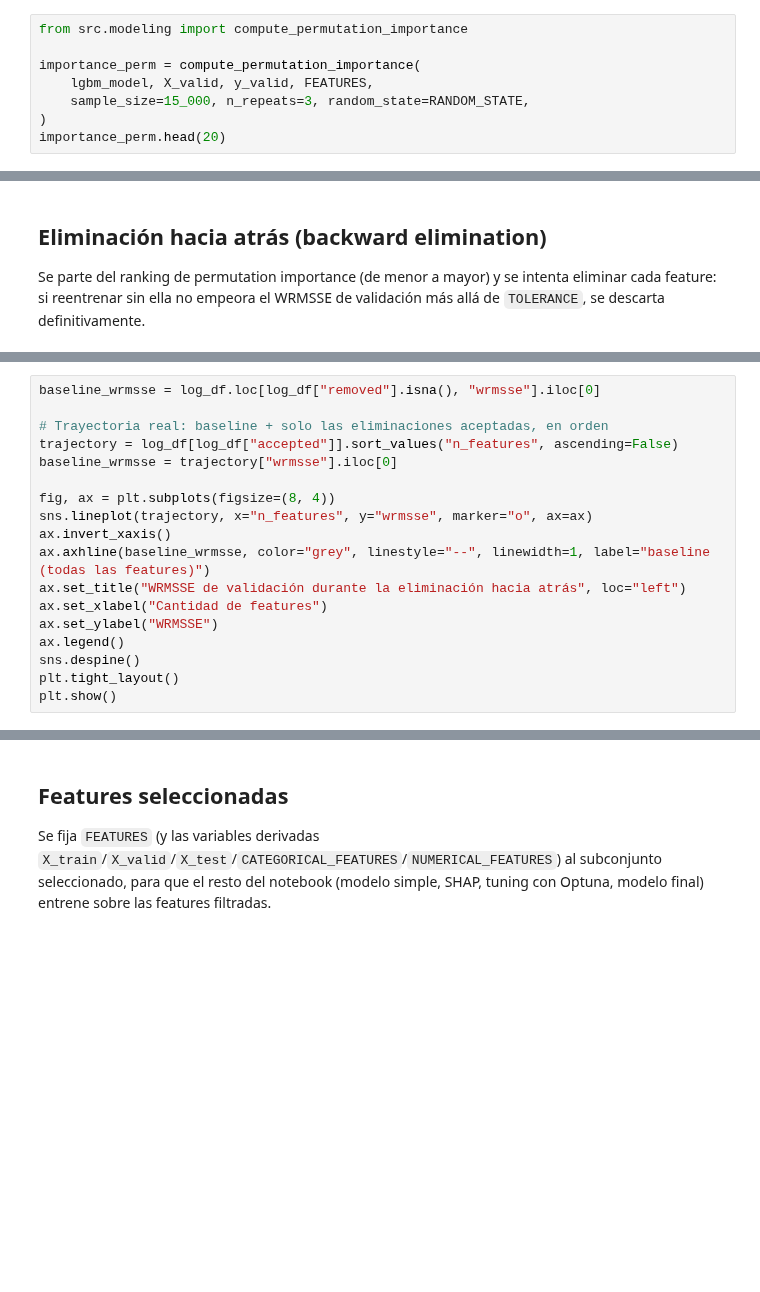
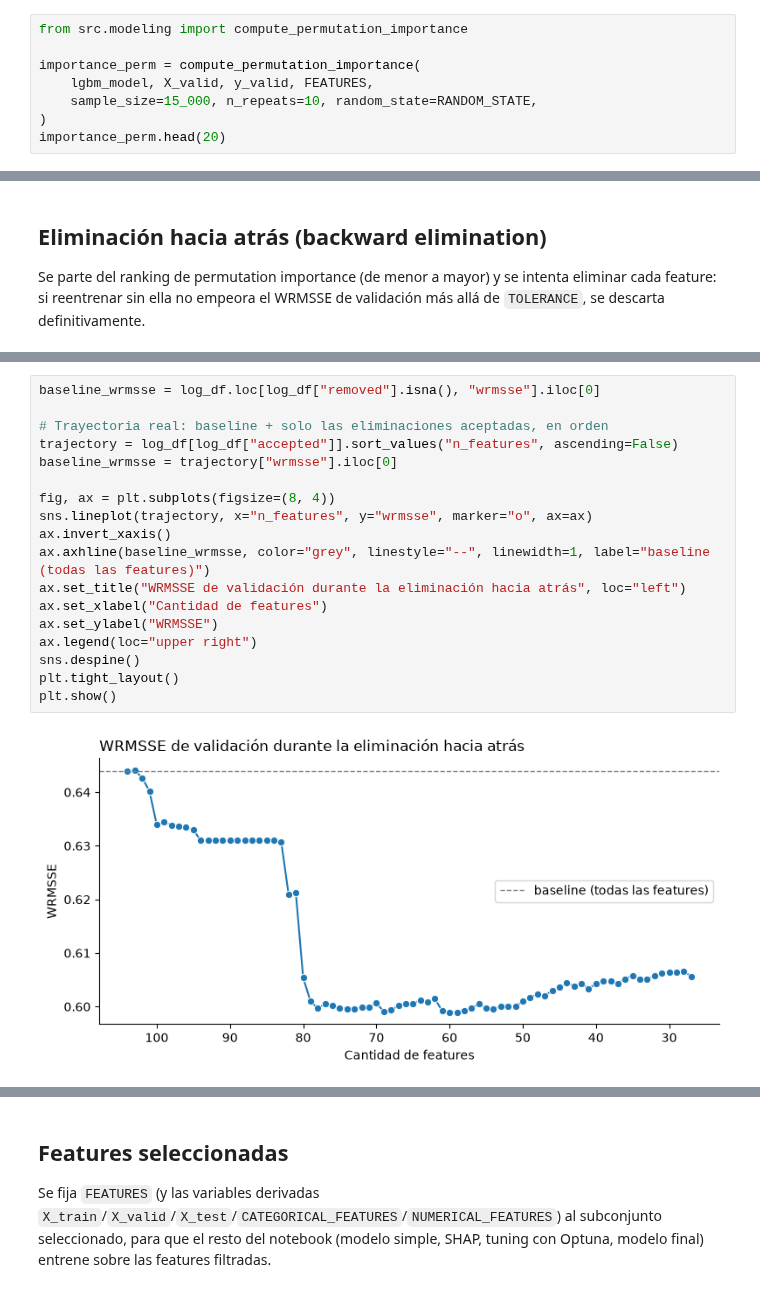
Before and after one commit to njimenez94/forecast-tfm, a Jupyter notebook: notebooks/02_model.ipynb, the cells around one changed output, grey strips where cells are left out. Saved outputs shown, nothing was run; the diff lists cells and outputs as text; blank space fills up the shorter version.

```diff
--- a/notebooks/02_model.ipynb
+++ b/notebooks/02_model.ipynb
@@ -615,6 +654,6 @@ from src.modeling import compute_permutation_importance
 
 importance_perm = compute_permutation_importance(
     lgbm_model, X_valid, y_valid, FEATURES,
-    sample_size=15_000, n_repeats=3, random_state=RANDOM_STATE,
+    sample_size=15_000, n_repeats=10, random_state=RANDOM_STATE,
 )
 importance_perm.head(20)
@@ -640,21 +717,23 @@ selected_features, final_wrmsse, log_df = backward_feature_selection(
 # %%
 baseline_wrmsse = log_df.loc[log_df["removed"].isna(), "wrmsse"].iloc[0]
 
 # Trayectoria real: baseline + solo las eliminaciones aceptadas, en orden
 trajectory = log_df[log_df["accepted"]].sort_values("n_features", ascending=False)
 baseline_wrmsse = trajectory["wrmsse"].iloc[0]
 
 fig, ax = plt.subplots(figsize=(8, 4))
 sns.lineplot(trajectory, x="n_features", y="wrmsse", marker="o", ax=ax)
 ax.invert_xaxis()
 ax.axhline(baseline_wrmsse, color="grey", linestyle="--", linewidth=1, label="baseline (todas las features)")
 ax.set_title("WRMSSE de validación durante la eliminación hacia atrás", loc="left")
 ax.set_xlabel("Cantidad de features")
 ax.set_ylabel("WRMSSE")
-ax.legend()
+ax.legend(loc="upper right")
 sns.despine()
 plt.tight_layout()
 plt.show()
+# %% [output]
+[figure, added]
 # %%
 baseline_wrmsse = log_df.loc[log_df["removed"].isna(), "wrmsse"].iloc[0]
 
```
Also changed, not shown: parts of 20 cells of this notebook, 1 other file.
